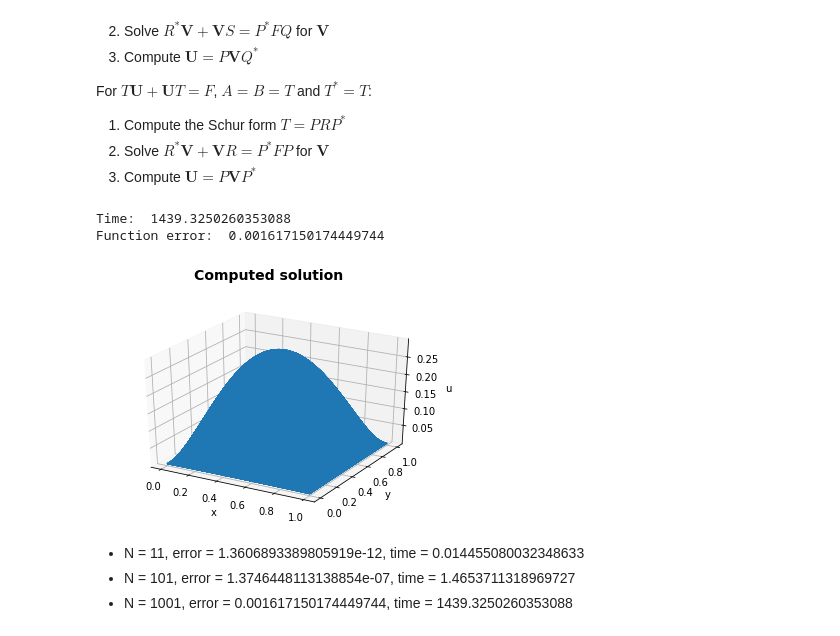
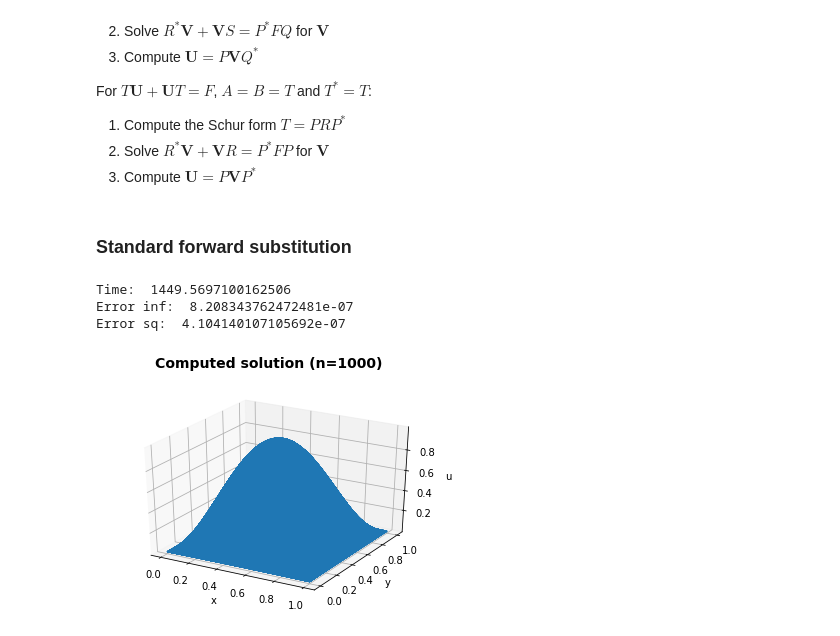
Before and after one commit to mm13ah/matrix-solvers, a Jupyter notebook: Jupyter/Project.ipynb, the cells around one changed output. Cells and saved outputs as stored; diff of their text form; code cells hidden in the pictures.

```diff
--- a/Jupyter/Project.ipynb
+++ b/Jupyter/Project.ipynb
@@ -273,6 +422,8 @@ For $T \mathbf{U} + \mathbf{U} T = F$, $A=B=T$ and $T^* = T$:
 1. Compute the Schur form $T = PRP^*$
 2. Solve $R^* \mathbf{V} + \mathbf{V}R = P^* F P$ for $\mathbf{V}$
 3. Compute $\mathbf{U} = P \mathbf{V} P^*$
+# %% [markdown]
+### Standard forward substitution
 # %%
 #Import necessary modules
 import numpy as np
@@ -284,9 +435,9 @@ from mpl_toolkits import mplot3d
 import time
 
 #Define parameters
-N = 1001 #total number of nodes in each direction
-n = N-2 #number of internal nodes in each direction (unknowns)
-h = 1/(N-1) #step size
+n = 1000 #number of internal nodes in each direction (number of unknowns)
+N = n+2 #total number of nodes in each direction (includes boundaries)
+h = 1/(n+1) #step size
 
 #Define x and y as arrays between 0 and 1 with n evenly spaced points (internal nodes)
 x = np.linspace(h, 1-h, n)
@@ -296,10 +447,7 @@ y = np.linspace(h, 1-h, n)
 X, Y = np.meshgrid(x, y, indexing='ij')
 
 #Define F
-F = np.empty([n,n])
-for i in range(0, n):
-    for j in range(0, n):
-        F[i][j] = 4
+F = 2 * np.pi**2 * np.sin(np.pi*X) * np.sin(np.pi*Y)
 
 #Define tridiagonal matrix T
 diagonals = [[-2],[1],[1]]
@@ -309,6 +457,7 @@ start_time = time.time()
 
 #Compute Schur decomposition
 R, P = schur(T)
+R_trans = R.transpose()
 
 #Solve R^*V + VR = P^*FP for V
 V = np.empty([n,n])
@@ -320,60 +469,59 @@ for i in range(0,n):
         sum1 = 0
         sum2 = 0
 
-        a = 0
-        b = 0
+        for a in range(0,i-1):
+            sum1 += R_trans[i][a]*V[a][j]
 
-        while a < i:
-            sum1 += R.transpose()[i][a]*V[a][j]
-            a += 1
+        for b in range(0,j-1):
+            sum2 += V[i][b]*R[b][j]
 
-        while b < j:
-            sum2 += V[i][b]*R[b][j]
-            b += 1
-
-        V[i][j] = (RHS[i][j] - sum1 - sum2)/(R.transpose()[i][i]+R[j][j])
-
+        V[i][j] = (RHS[i][j] - sum1 - sum2)/(R_trans[i][i]+R[j][j])
 
 #Compute U=PVP^*
 U = np.matmul(np.matmul(P,V),P.transpose())
 
 end_time = time.time()
 time = end_time - start_time
-print('Time: ', time)
 
 #Compute exact solution for comparison
-U_exact = X*(1-X) + Y*(1-Y)
+U_exact = np.sin(np.pi*X) * np.sin(np.pi*Y)
 
 #Plot solution
 plt.figure(0)
-plt.suptitle('Computed solution', fontsize=14, fontweight='bold')
+plt.suptitle('Computed solution (n=' + str(n) +')', fontsize=14, fontweight='bold')
 ax = plt.axes(projection='3d')
 xline = np.reshape(X, -1)
 yline = np.reshape(Y, -1)
 zline = np.reshape(U, -1)
 ax.set_xlabel('x')
 ax.set_ylabel('y')
 ax.set_zlabel('u')
 ax.plot3D(xline, yline, zline)
 
 #Compare computed solution against F
 F_computed = np.reshape(np.matmul(T,U) + np.matmul(U,T),-1)
 F = np.reshape(F,-1)
 function_error = 0
 for i in range(0,n**2):
     function_error += np.absolute(F[i]-F_computed[i])
-print("Function error: ", function_error)
 
 #Compute error at each node
-error = []
+error_inf = 0
+error_sq = 0
 for i in range(0,n):
     for j in range(0,n):
-        error.append(np.absolute(U_exact[i][j] - U[i][j]))
+        error_sq += np.absolute(U_exact[i][j] - U[i][j])**2
+        if np.absolute(U_exact[i][j] - U[i][j]) > error_inf:
+            error_inf = np.absolute(U_exact[i][j] - U[i][j])
+
+error_sq = (error_sq * h**2)**0.5
+
+print('Time: ', time)
+print('Error inf: ', error_inf)
+print('Error sq: ', error_sq)
+# print("Function error: ", function_error)
 # %% [output]
-Time:  1439.3250260353088
-Function error:  0.001617150174449744
+Time:  1449.5697100162506
+Error inf:  8.208343762472481e-07
+Error sq:  4.104140107105692e-07
-[figure, old version]
+[figure, new version]
-# %% [markdown]
-- N = 11, error = 1.3606893389805919e-12, time = 0.014455080032348633
-- N = 101, error = 1.3746448113138854e-07, time = 1.4653711318969727
-- N = 1001, error = 0.001617150174449744, time = 1439.3250260353088
```
Also changed, not shown: parts of 11 cells of this notebook, 5 other files.
